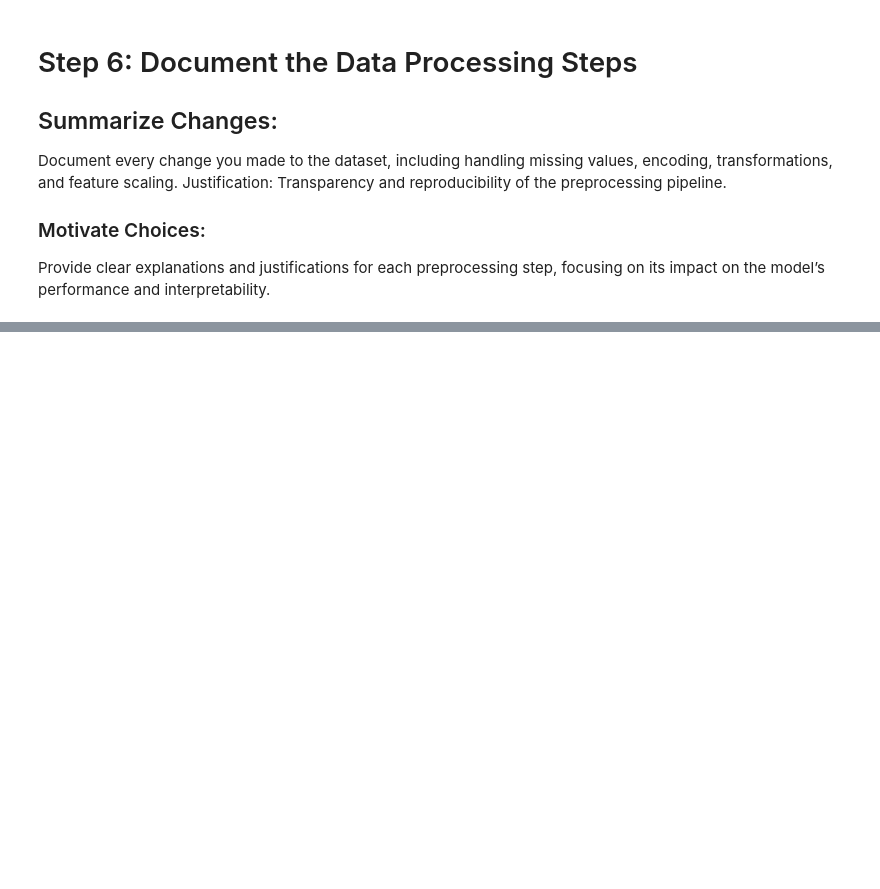
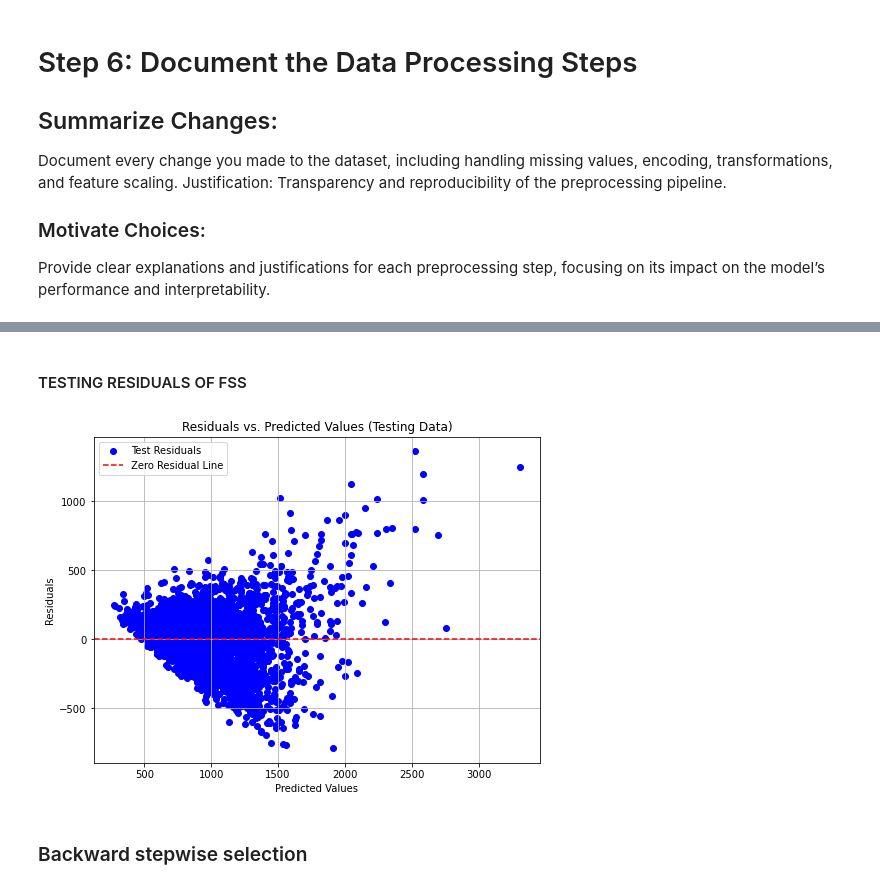
Before and after one commit to TiaanViviers/ShopAlot_analysis, a Jupyter notebook: notebooks/Group22.ipynb, the cells around one changed output, grey strips where cells are left out. Drawn from its saved outputs; the diff is of its cells as text; code cells hidden in the pictures; blank space fills up the shorter version.

```diff
--- a/notebooks/Group22.ipynb
+++ b/notebooks/Group22.ipynb
@@ -236,0 +440,19 @@ Provide clear explanations and justifications for each preprocessing step, focus
+# %% [markdown]
+#### TESTING RESIDUALS OF FSS
+# %%
+y_pred_test = fss_model.predict(sm.add_constant(x_test[selected_features_fss]))
+test_residuals = y_test - y_pred_test
+
+plt.figure(figsize=(8, 6))
+plt.scatter(y_pred_test, test_residuals, color='blue', label='Test Residuals')
+plt.axhline(y=0, color='r', linestyle='--', label='Zero Residual Line')  # Horizontal line at y=0
+plt.title('Residuals vs. Predicted Values (Testing Data)')
+plt.xlabel('Predicted Values')
+plt.ylabel('Residuals')
+plt.grid(True)
+plt.legend()
+plt.show()
+# %% [output]
+[figure, added]
+# %% [markdown]
+### Backward stepwise selection
```
Also changed, not shown: parts of 39 cells of this notebook.
